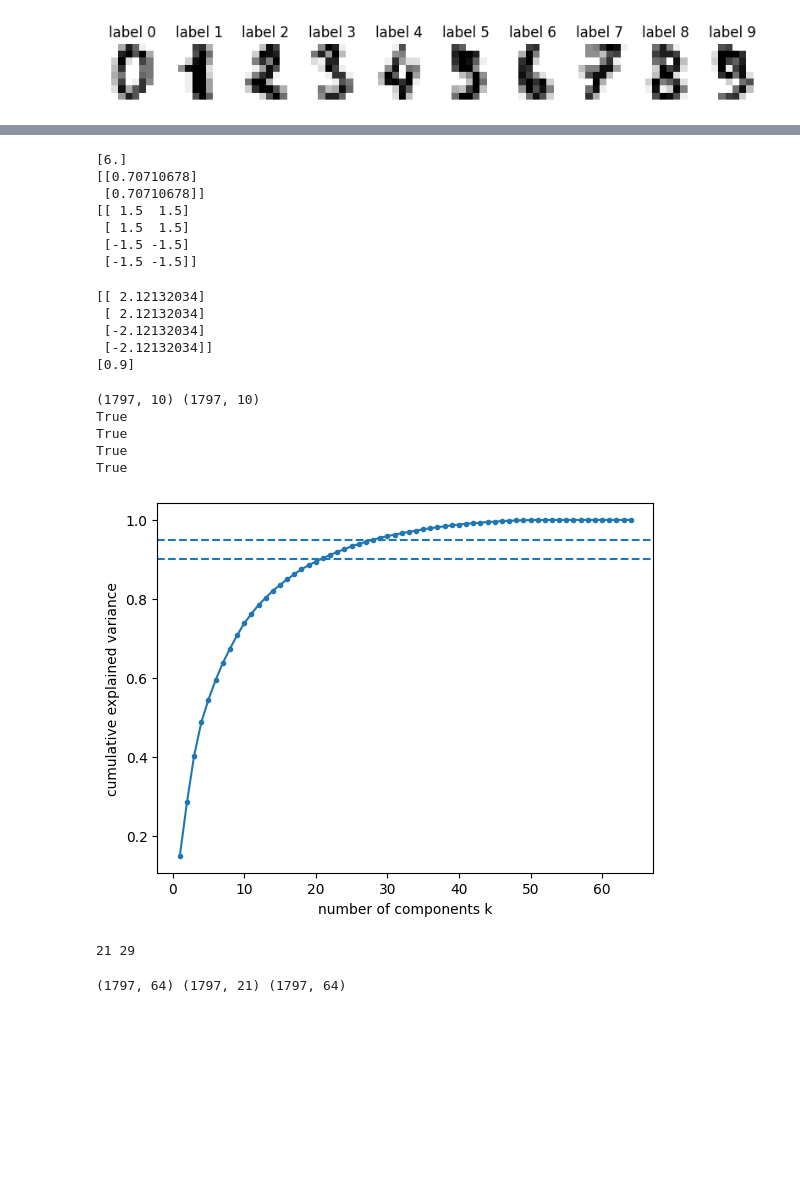
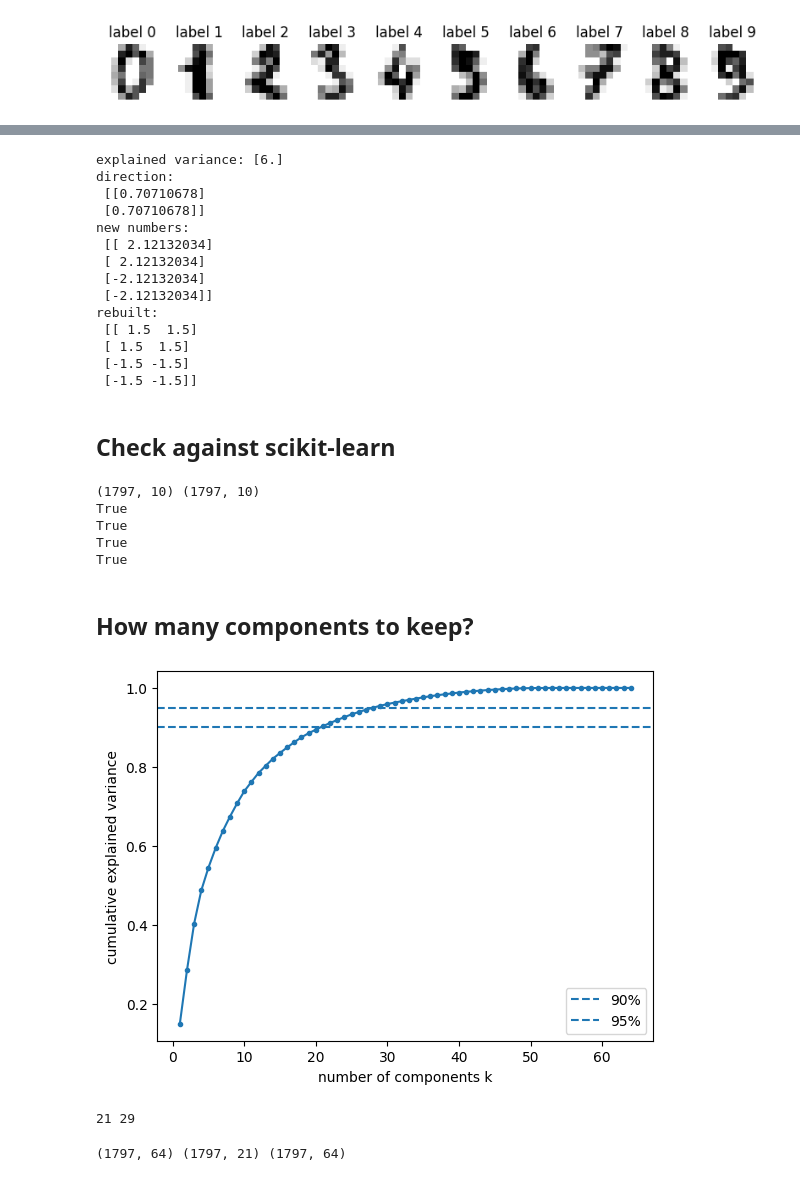
Before and after one commit to mohammed-del-cell/pca-from-scratch, a Jupyter notebook: notebooks/analysis.ipynb, the cells around one changed output, grey strips where cells are left out. Saved outputs shown, nothing was run; the diff lists cells and outputs as text; code cells hidden in the pictures; blank space fills up the shorter version.

```diff
--- a/notebooks/analysis.ipynb
+++ b/notebooks/analysis.ipynb
@@ -25,32 +34,26 @@ plt.show()
 # %%
-import sys
-sys.path.append("../src")
-from pca import PCA
-
-X_test = np.array([[2, 1], [1, 2], [-1, -2], [-2, -1]], dtype=float)
-p = PCA(n_components=1).fit(X_test)
-print(p.explained_variance_)
-print(p.components_)
-
-y = p.transform(X_test)
-x_b = p.inverse_transform(y)
-print(x_b)
+X_toy = np.array([[2, 1], [1, 2], [-1, -2], [-2, -1]], dtype=float)
+p = PCA(n_components=1).fit(X_toy)
+Y_toy = p.transform(X_toy)
+print("explained variance:", p.explained_variance_)
+print("direction:\n", p.components_)
+print("new numbers:\n", Y_toy)
+print("rebuilt:\n", p.inverse_transform(Y_toy))
 # %% [output]
-[6.]
-[[0.70710678]
+explained variance: [6.]
+direction:
+ [[0.70710678]
  [0.70710678]]
-[[ 1.5  1.5]
+new numbers:
+ [[ 2.12132034]
+ [ 2.12132034]
+ [-2.12132034]
+ [-2.12132034]]
+rebuilt:
+ [[ 1.5  1.5]
  [ 1.5  1.5]
  [-1.5 -1.5]
  [-1.5 -1.5]]
-# %%
-p = PCA(n_components=1).fit(X_test)
-print(p.transform(X_test))
-print(p.explained_variance_ratio_)
-# %% [output]
-[[ 2.12132034]
- [ 2.12132034]
- [-2.12132034]
- [-2.12132034]]
-[0.9]
+# %% [markdown]
+## Check against scikit-learn
 # %%
@@ -73,22 +74,26 @@ True
 True
 True
 True
+# %% [markdown]
+## How many components to keep?
 # %%
 full = PCA(n_components=64).fit(X)
 cum = np.cumsum(full.explained_variance_ratio_)
 
 plt.plot(range(1, 65), cum, marker="o", markersize=3)
-plt.axhline(0.90, linestyle="--")
-plt.axhline(0.95, linestyle="--")
+plt.axhline(0.90, linestyle="--", label="90%")
+plt.axhline(0.95, linestyle="--", label="95%")
 plt.xlabel("number of components k")
 plt.ylabel("cumulative explained variance")
+plt.legend()
+plt.savefig("../images/explained_variance.png", dpi=150, bbox_inches="tight")
 plt.show()
 
 k90 = np.argmax(cum >= 0.90) + 1
 k95 = np.argmax(cum >= 0.95) + 1
 print(k90, k95)
 # %% [output]
-[figure, old version]
+[figure, new version]
 21 29
 # %%
 pca21 = PCA(n_components=21).fit(X)
```
Also changed, not shown: parts of 17 cells of this notebook, 4 other files.
